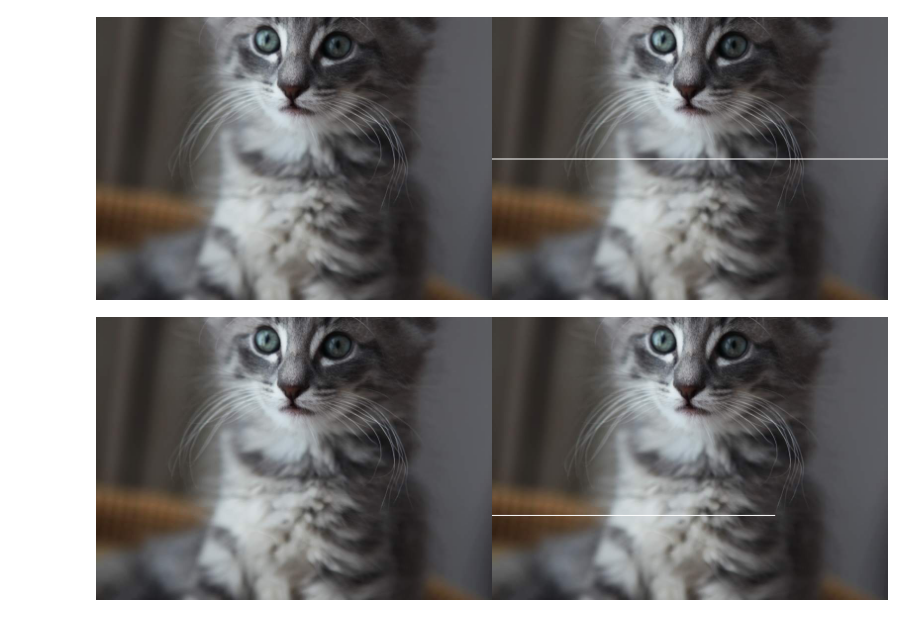
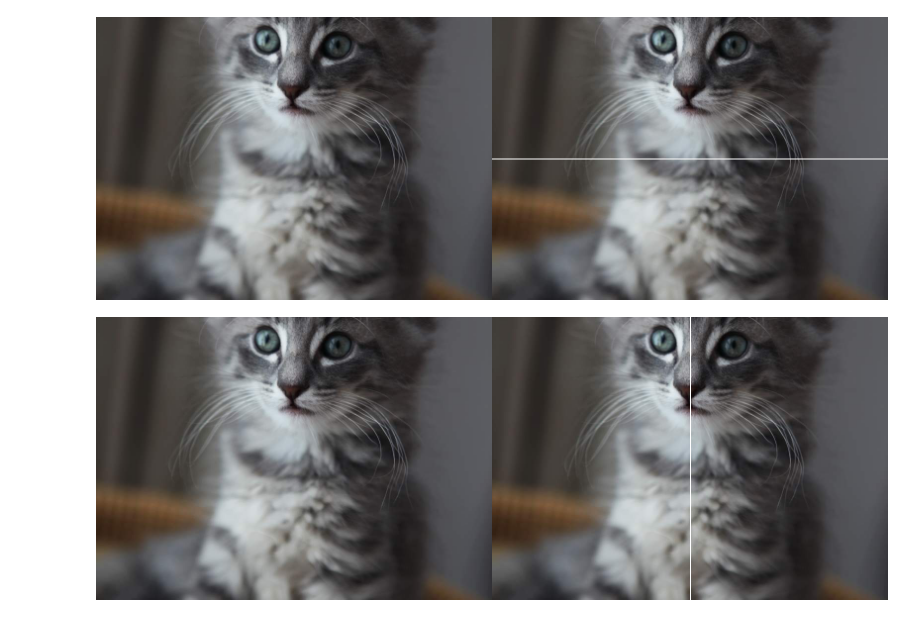
Before and after one commit to almirars/PCVK_ALMIRA, a Jupyter notebook: Week1.ipynb, the cells around one changed output. Saved outputs shown, nothing was run; the diff lists cells and outputs as text; code cells hidden in the pictures.

```diff
--- a/Week1.ipynb
+++ b/Week1.ipynb
@@ -49,13 +49,13 @@ cv2_imshow(final_frame)
 [figure]
 # %%
 image_2 = cv.cvtColor(image, cv.COLOR_BGR2RGB)
-image_3 = cv.cvtColor(image, cv.COLOR_BGR2RGB)
+image_4 = cv.cvtColor(image, cv.COLOR_BGR2RGB)
 
 # Membuat garis vertikal di tengah image
-for y in range(tinggi):
-  image_3[int((lebar)/2),y] = [255, 255, 255]
+for x in range(tinggi):
+  image_4[x,int((lebar)/2)] = [255, 255, 255]
 
-final_frame = cv.hconcat((image_2, image_3))
+final_frame = cv.hconcat((image_2, image_4))
 cv2_imshow(final_frame)
 # %% [output]
-[figure, old version]
+[figure, new version]
```
Also changed, not shown: parts of 1 cell of this notebook.
